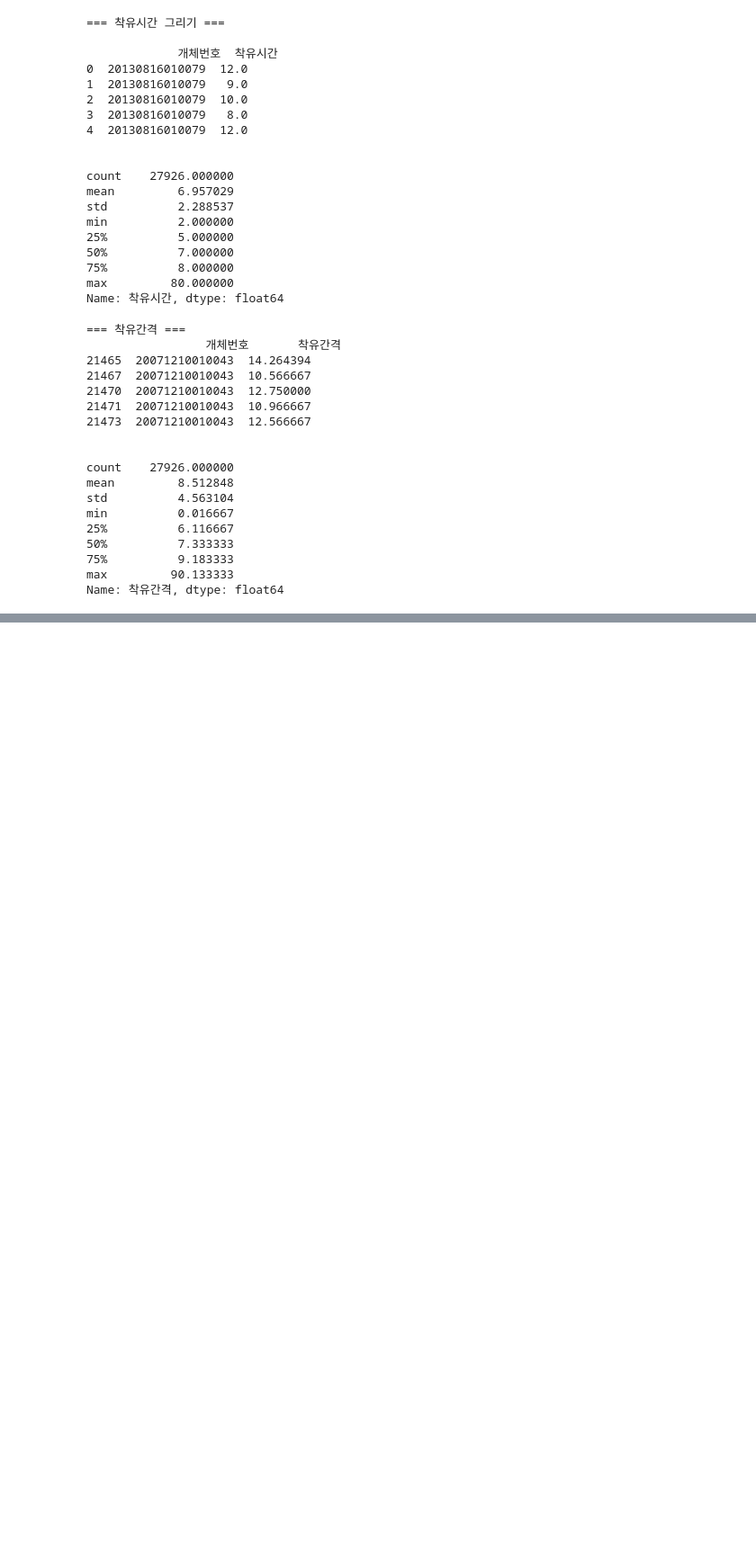
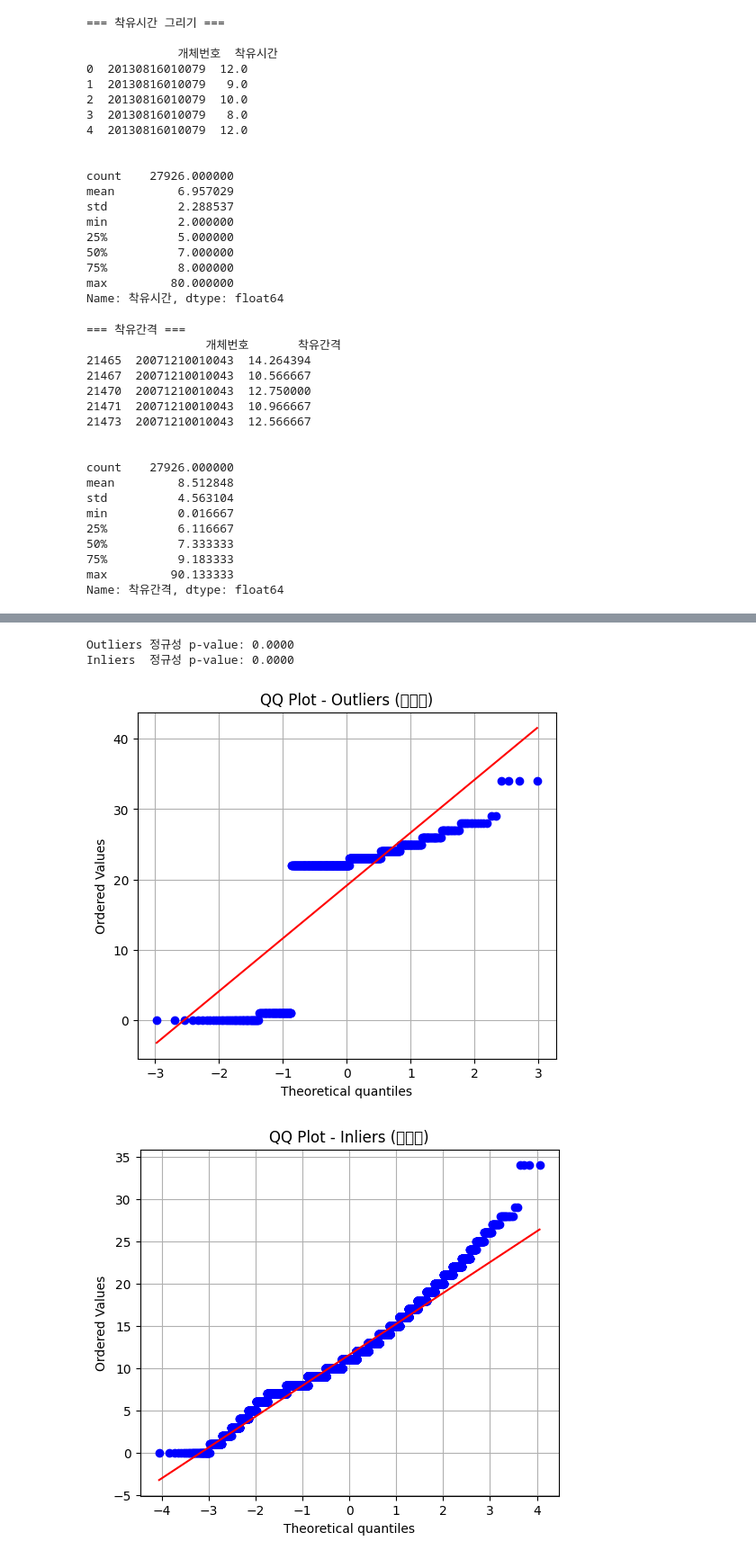
Before and after one commit to jiwon512/practical_project, a Jupyter notebook: jiwon/preprocessing.ipynb, the cells around one changed output, grey strips where cells are left out. Shown at 90% size. Cells and saved outputs as stored; diff of their text form; code cells hidden in the pictures; blank space fills up the shorter version.

```diff
--- a/jiwon/preprocessing.ipynb
+++ b/jiwon/preprocessing.ipynb
@@ -197,0 +233,12 @@ Name: 유지방, dtype: float64
+# %%
+Q1 = df['착유량'].quantile(0.25)
+Q3 = df['착유량'].quantile(0.75)
+IQR = Q3 - Q1
+
+# 허용 범위 바깥에 있는 이상치
+outliers = df[(df['착유량'] < Q1 - 1.5*IQR) | (df['착유량'] > Q3 + 1.5*IQR)]
+inliers = df[(df['착유량'] >= Q1 - 1.5*IQR) | (df['착유량'] <= Q3 + 1.5*IQR)]
+print(outliers)
+
+outlier_ratio = len(outliers) / len(df)
+print(f"\n이상치 비율: {outlier_ratio:.2%}")
@@ -197,0 +263,36 @@ Name: 유지방, dtype: float64
+# %%
+
+from scipy.stats import normaltest
+
+# Series 형태로 지정
+x_out = outliers['착유량']
+x_in  = inliers['착유량']
+
+_, p_out = normaltest(x_out)
+_, p_in  = normaltest(x_in)
+
+print(f"Outliers 정규성 p-value: {p_out:.4f}")
+print(f"Inliers  정규성 p-value: {p_in:.4f}")
+# %% [output]
+Outliers 정규성 p-value: 0.0000
+Inliers  정규성 p-value: 0.0000
+# %%
+import scipy.stats as stats
+import matplotlib.pyplot as plt
+
+# 이상치 그룹 QQ Plot
+plt.figure(figsize=(6, 5))
+stats.probplot(x_out, dist="norm", plot=plt)
+plt.title("QQ Plot - Outliers (착유량)")
+plt.grid(True)
+plt.show()
+
+# 정상치 그룹 QQ Plot
+plt.figure(figsize=(6, 5))
+stats.probplot(x_in, dist="norm", plot=plt)
+plt.title("QQ Plot - Inliers (착유량)")
+plt.grid(True)
+plt.show()
+# %% [output]
+[figure, added]
+[figure, added]
```
Also changed, not shown: parts of 20 cells of this notebook, 2 other files.
